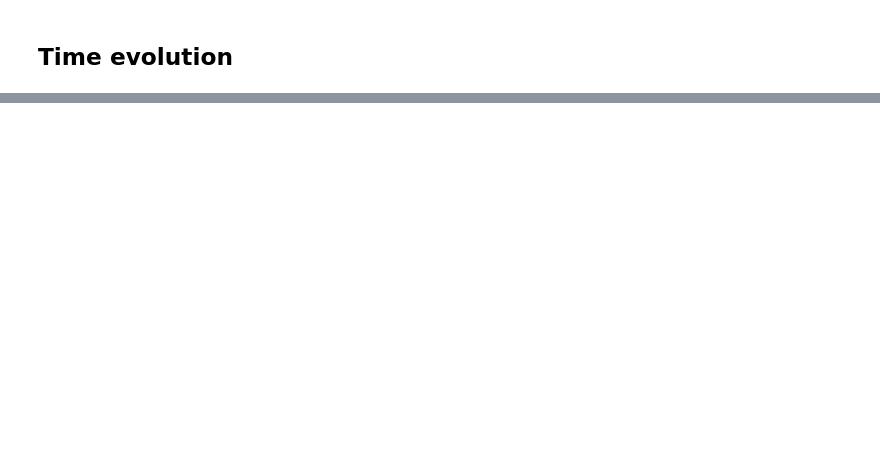
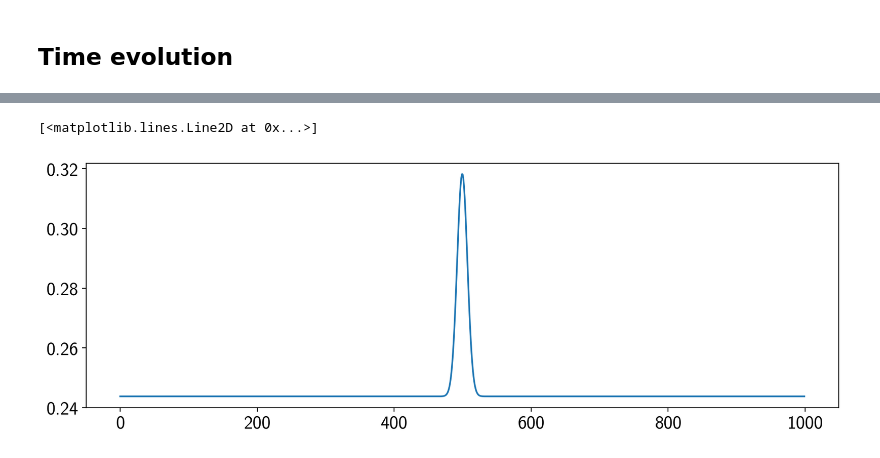
Before and after one commit to rodluger/paparazzi, a Jupyter notebook: tex/proofs/RigidRotator.ipynb, the cells around one changed output, grey strips where cells are left out. Drawn from its saved outputs; the diff is of its cells as text; code cells hidden in the pictures; blank space fills up the shorter version.

```diff
--- a/tex/proofs/RigidRotator.ipynb
+++ b/tex/proofs/RigidRotator.ipynb
@@ -160,0 +206,5 @@ for t in range(nt):
+# %%
+plt.plot(map_s.intensity().T)
+# %% [output]
+[<matplotlib.lines.Line2D at 0x...>]
+[figure, added]
```
Also changed, not shown: parts of 11 cells of this notebook, 4 other files.
